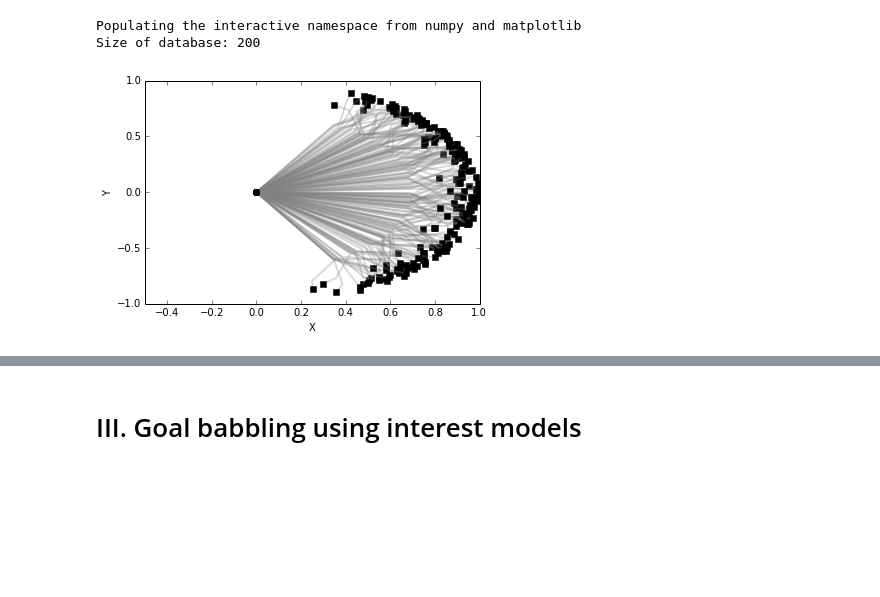
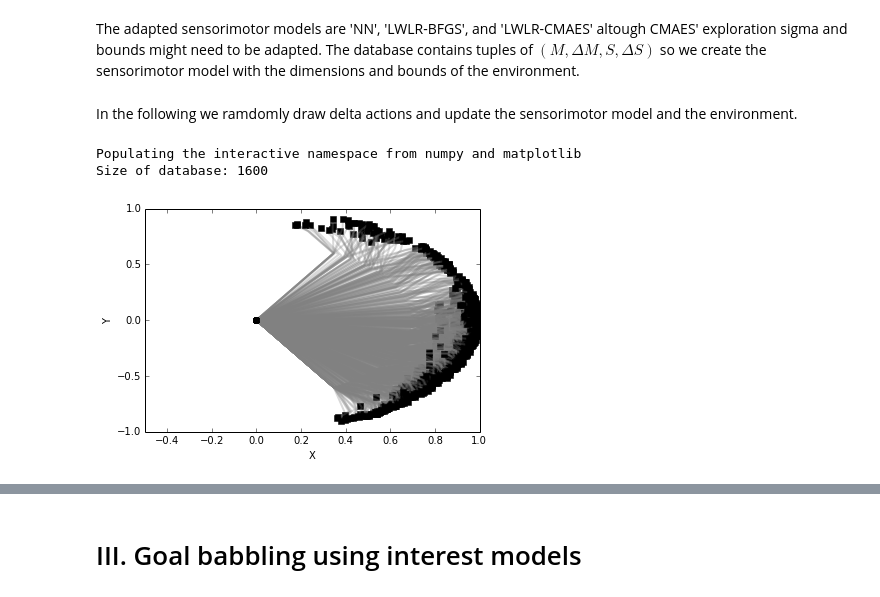
Before and after one commit to flowersteam/explauto, a Jupyter notebook: notebook/learning_with_context.ipynb, the cells around one changed output, grey strips where cells are left out. Drawn from its saved outputs; the diff is of its cells as text; code cells hidden in the pictures; blank space fills up the shorter version.

```diff
--- a/notebook/learning_with_context.ipynb
+++ b/notebook/learning_with_context.ipynb
@@ -13,12 +45,7 @@ Let's define a variation of the SimpleArm environment to enable $\Delta$ actions
 # %%
 from explauto.environment.context_environment import ContextEnvironment
-from explauto.environment.simple_arm import SimpleArmEnvironment
-from explauto.environment import environments
 
-env_cls = SimpleArmEnvironment
-env_conf = environments['simple_arm'][1]['low_dimensional']
-
-context_mode = dict(choose_m=True,
+context_mode = dict(choose_m=False,
                     context_dims=[0,1],
                     rest_position=[0]*3,
                     dm_bounds=[[-0.2, -0.2, -0.2],
@@ -32,11 +61,10 @@ environment = ContextEnvironment(env_cls, env_conf, context_mode)
 %pylab inline
 ax = axes()
 
-motor_configurations = environment.random_motors(n=10) / 2
-
-# Plotting 10 random motor configurations:
-for m in motor_configurations:
-    environment.update(m, reset=False)
+for dm in environment.random_dm(n=10):
+    m = environment.current_motor_position
+    mdm = np.hstack((m, dm))
+    environment.update(mdm, reset=False)
     environment.plot(ax)
 # %% [output]
 Populating the interactive namespace from numpy and matplotlib
@@ -61,17 +76,26 @@ sm_model = SensorimotorModel.from_configuration(conf, 'NN', 'default')
+# %% [markdown]
+The adapted sensorimotor models are 'NN', 'LWLR-BFGS', and 'LWLR-CMAES' altough CMAES' exploration sigma and bounds might need to be adapted.
+The database contains tuples of $(M, \Delta M, S, \Delta S)$ so we create the sensorimotor model with the dimensions and bounds of the environment.
+# %%
+from explauto import SensorimotorModel
+
+sm_model = SensorimotorModel.from_configuration(environment.conf, 'NN', 'default')
+# %% [markdown]
+In the following we ramdomly draw delta actions and update the sensorimotor model and the environment.
 # %%
 # Create the axes for plotting:
 %pylab inline
 ax = axes()
 
-for mdm in environment.random_motors(n=200):
-    context = environment.current_sensori_position
-    sds = environment.update(mdm, reset=True)
+for dm in environment.random_dm(n=1000):
+    m = environment.current_motor_position
+    mdm = np.hstack((m, dm))
+    sds = environment.update(mdm, reset=False)
     sm_model.update(mdm, sds)
     environment.plot(ax, alpha=0.3)
-    #draw()
 
 print "Size of database:", sm_model.size()
 # %% [output]
 Populating the interactive namespace from numpy and matplotlib
-Size of database: 200
+Size of database: 1600
-[figure, old version]
+[figure, new version]
```
Also changed, not shown: parts of 39 cells of this notebook, 1 other file.
